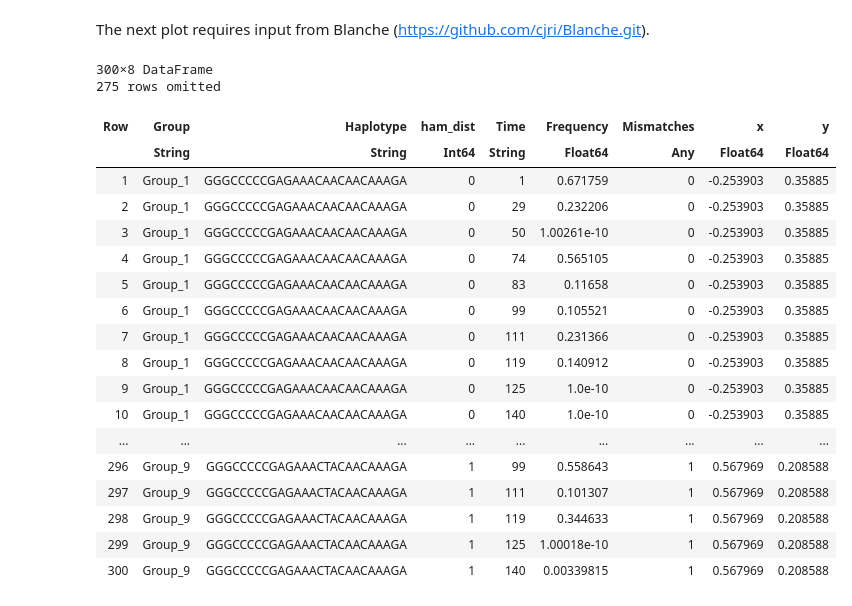
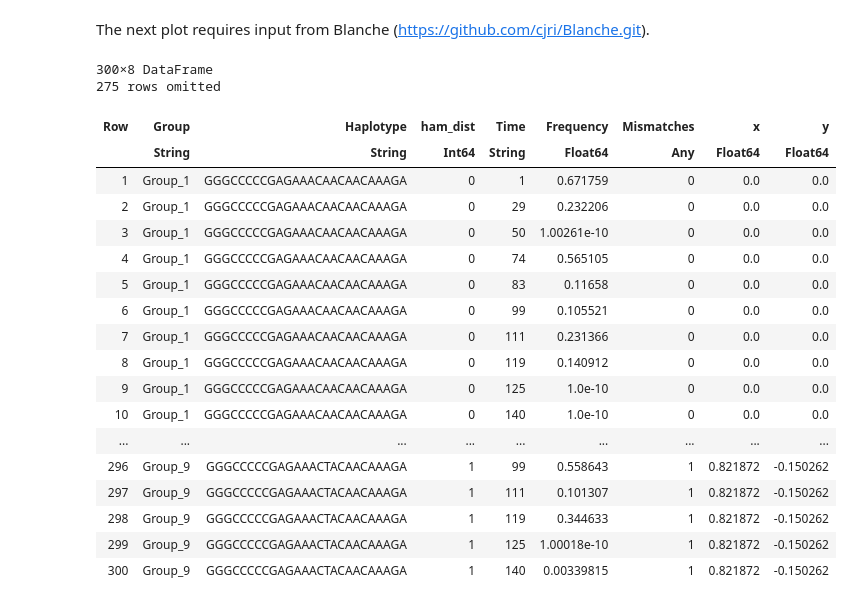
Before and after one commit to ewanwsmith/RSV_haplotype_reconstruction, a Jupyter notebook: src/haplotypes.ipynb, the cells around one changed output. Cells and saved outputs as stored; diff of their text form; code cells hidden in the pictures.

```diff
--- a/src/haplotypes.ipynb
+++ b/src/haplotypes.ipynb
@@ -547,48 +599,64 @@
 # %% [markdown]
 The next plot requires input from Blanche (https://github.com/cjri/Blanche.git).
 # %%
+using CSV
+using DataFrames
+
 # Define the file paths
 blanche_path = "/Users/e.smith.5/Documents/PhD/RSV_project/RSV_haplotype_reconstruction/data/Blanche/F/Consensus0_F_14_haplotypes.dat"
 names_path = "/Users/e.smith.5/Documents/PhD/RSV_project/RSV_haplotype_reconstruction/data/Blanche/F/Consensus0_F_14_haplotypes.txt"
 
 # Read the .dat file and select the first two columns
 df_coords = CSV.read(blanche_path, DataFrame; header=false, delim=" ", select=[1, 2])
 
 # Read the .txt file containing the haplotype names
 names = DataFrame(Haplotype=readlines(names_path))
 
 # Combine the two DataFrames
 blanche = hcat(df_coords, names)
 
 # Rename the columns to "x", "y", and "Haplotype"
 rename!(blanche, [:x, :y, :Haplotype])
 
-# Display the blanche DataFrame
-blanche
+# Find the coordinates of the consensus haplotype
+consensus_coords = blanche[blanche.Haplotype .== consensus, [:x, :y]]
+if nrow(consensus_coords) == 0
+    error("Consensus haplotype not found in the dataframe.")
+end
 
-# join to grouped_haps
+consensus_x, consensus_y = consensus_coords[1, :x], consensus_coords[1, :y]
+
+# Compute the adjustment amounts
+blanche.x .-= consensus_x
+blanche.y .-= consensus_y
+
+# Set the coordinates for the consensus haplotype to (0, 0)
+blanche[blanche.Haplotype .== consensus, :x] .= 0.0
+blanche[blanche.Haplotype .== consensus, :y] .= 0.0
+
+# Join the updated coordinates with grouped_haps
 grouped_haps = innerjoin(grouped_haps, blanche, on=:Haplotype)
 
-# display the joined dataframe
+# Display the joined dataframe
 grouped_haps
 # %% [output]
 300×8 DataFrame
 275 rows omitted
 | Row | Group | Haplotype | ham_dist | Time | Frequency | Mismatches | x | y |
 |  | String | String | Int64 | String | Float64 | Any | Float64 | Float64 |
-| 1 | Group_1 | GGGCCCCCGAGAAACAACAACAAAGA | 0 | 1 | 0.671759 | 0 | -0.253903 | 0.35885 |
-| 2 | Group_1 | GGGCCCCCGAGAAACAACAACAAAGA | 0 | 29 | 0.232206 | 0 | -0.253903 | 0.35885 |
-| 3 | Group_1 | GGGCCCCCGAGAAACAACAACAAAGA | 0 | 50 | 1.00261e-10 | 0 | -0.253903 | 0.35885 |
-| 4 | Group_1 | GGGCCCCCGAGAAACAACAACAAAGA | 0 | 74 | 0.565105 | 0 | -0.253903 | 0.35885 |
-| 5 | Group_1 | GGGCCCCCGAGAAACAACAACAAAGA | 0 | 83 | 0.11658 | 0 | -0.253903 | 0.35885 |
-| 6 | Group_1 | GGGCCCCCGAGAAACAACAACAAAGA | 0 | 99 | 0.105521 | 0 | -0.253903 | 0.35885 |
-| 7 | Group_1 | GGGCCCCCGAGAAACAACAACAAAGA | 0 | 111 | 0.231366 | 0 | -0.253903 | 0.35885 |
-| 8 | Group_1 | GGGCCCCCGAGAAACAACAACAAAGA | 0 | 119 | 0.140912 | 0 | -0.253903 | 0.35885 |
-| 9 | Group_1 | GGGCCCCCGAGAAACAACAACAAAGA | 0 | 125 | 1.0e-10 | 0 | -0.253903 | 0.35885 |
-| 10 | Group_1 | GGGCCCCCGAGAAACAACAACAAAGA | 0 | 140 | 1.0e-10 | 0 | -0.253903 | 0.35885 |
+| 1 | Group_1 | GGGCCCCCGAGAAACAACAACAAAGA | 0 | 1 | 0.671759 | 0 | 0.0 | 0.0 |
+| 2 | Group_1 | GGGCCCCCGAGAAACAACAACAAAGA | 0 | 29 | 0.232206 | 0 | 0.0 | 0.0 |
+| 3 | Group_1 | GGGCCCCCGAGAAACAACAACAAAGA | 0 | 50 | 1.00261e-10 | 0 | 0.0 | 0.0 |
+| 4 | Group_1 | GGGCCCCCGAGAAACAACAACAAAGA | 0 | 74 | 0.565105 | 0 | 0.0 | 0.0 |
+| 5 | Group_1 | GGGCCCCCGAGAAACAACAACAAAGA | 0 | 83 | 0.11658 | 0 | 0.0 | 0.0 |
+| 6 | Group_1 | GGGCCCCCGAGAAACAACAACAAAGA | 0 | 99 | 0.105521 | 0 | 0.0 | 0.0 |
+| 7 | Group_1 | GGGCCCCCGAGAAACAACAACAAAGA | 0 | 111 | 0.231366 | 0 | 0.0 | 0.0 |
+| 8 | Group_1 | GGGCCCCCGAGAAACAACAACAAAGA | 0 | 119 | 0.140912 | 0 | 0.0 | 0.0 |
+| 9 | Group_1 | GGGCCCCCGAGAAACAACAACAAAGA | 0 | 125 | 1.0e-10 | 0 | 0.0 | 0.0 |
+| 10 | Group_1 | GGGCCCCCGAGAAACAACAACAAAGA | 0 | 140 | 1.0e-10 | 0 | 0.0 | 0.0 |
 | ... | ... | ... | ... | ... | ... | ... | ... | ... |
-| 296 | Group_9 | GGGCCCCCGAGAAACTACAACAAAGA | 1 | 99 | 0.558643 | 1 | 0.567969 | 0.208588 |
-| 297 | Group_9 | GGGCCCCCGAGAAACTACAACAAAGA | 1 | 111 | 0.101307 | 1 | 0.567969 | 0.208588 |
-| 298 | Group_9 | GGGCCCCCGAGAAACTACAACAAAGA | 1 | 119 | 0.344633 | 1 | 0.567969 | 0.208588 |
-| 299 | Group_9 | GGGCCCCCGAGAAACTACAACAAAGA | 1 | 125 | 1.00018e-10 | 1 | 0.567969 | 0.208588 |
-| 300 | Group_9 | GGGCCCCCGAGAAACTACAACAAAGA | 1 | 140 | 0.00339815 | 1 | 0.567969 | 0.208588 |
+| 296 | Group_9 | GGGCCCCCGAGAAACTACAACAAAGA | 1 | 99 | 0.558643 | 1 | 0.821872 | -0.150262 |
+| 297 | Group_9 | GGGCCCCCGAGAAACTACAACAAAGA | 1 | 111 | 0.101307 | 1 | 0.821872 | -0.150262 |
+| 298 | Group_9 | GGGCCCCCGAGAAACTACAACAAAGA | 1 | 119 | 0.344633 | 1 | 0.821872 | -0.150262 |
+| 299 | Group_9 | GGGCCCCCGAGAAACTACAACAAAGA | 1 | 125 | 1.00018e-10 | 1 | 0.821872 | -0.150262 |
+| 300 | Group_9 | GGGCCCCCGAGAAACTACAACAAAGA | 1 | 140 | 0.00339815 | 1 | 0.821872 | -0.150262 |
```
Also changed, not shown: parts of 12 cells of this notebook, 1 other file.
